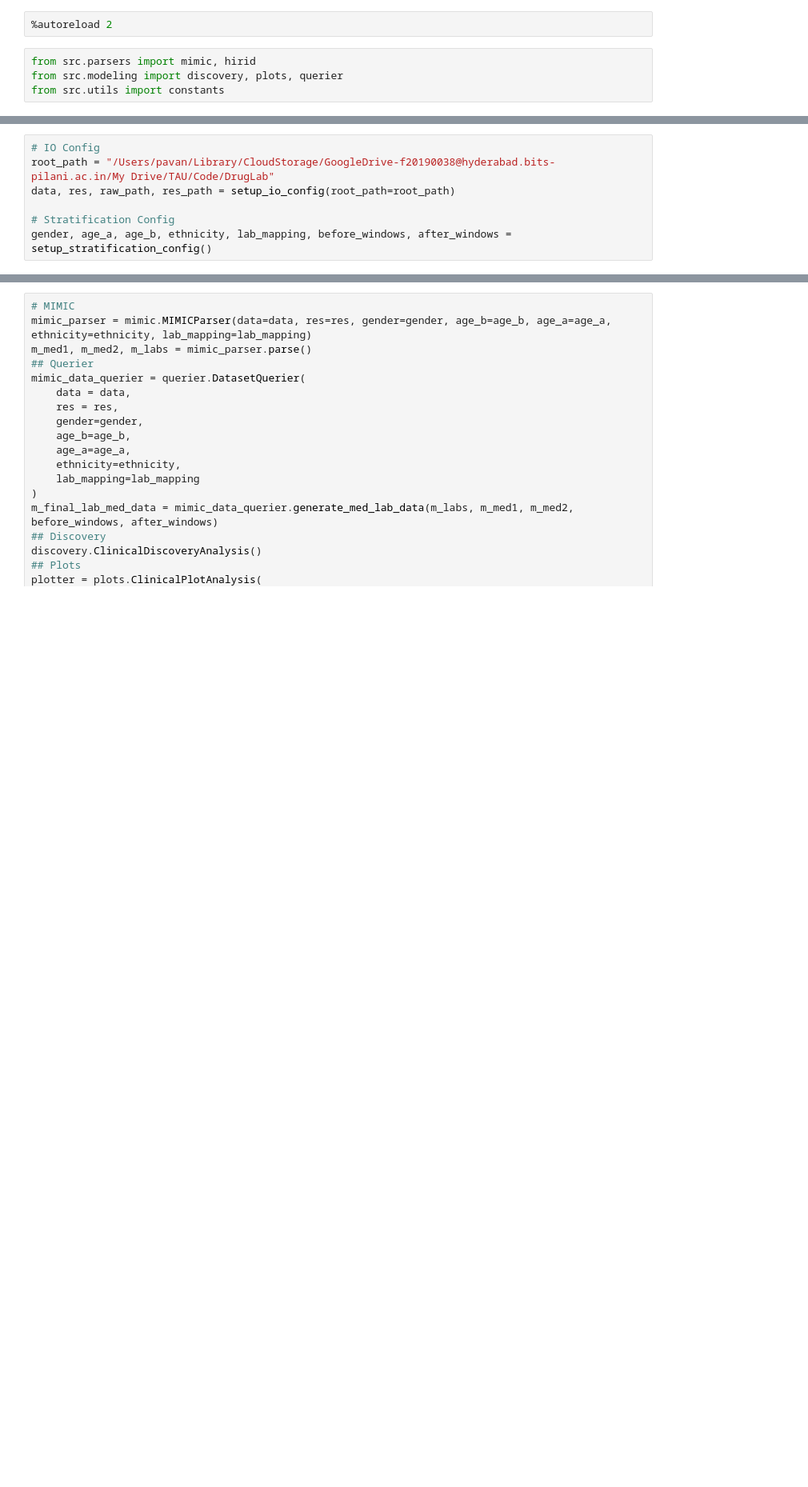
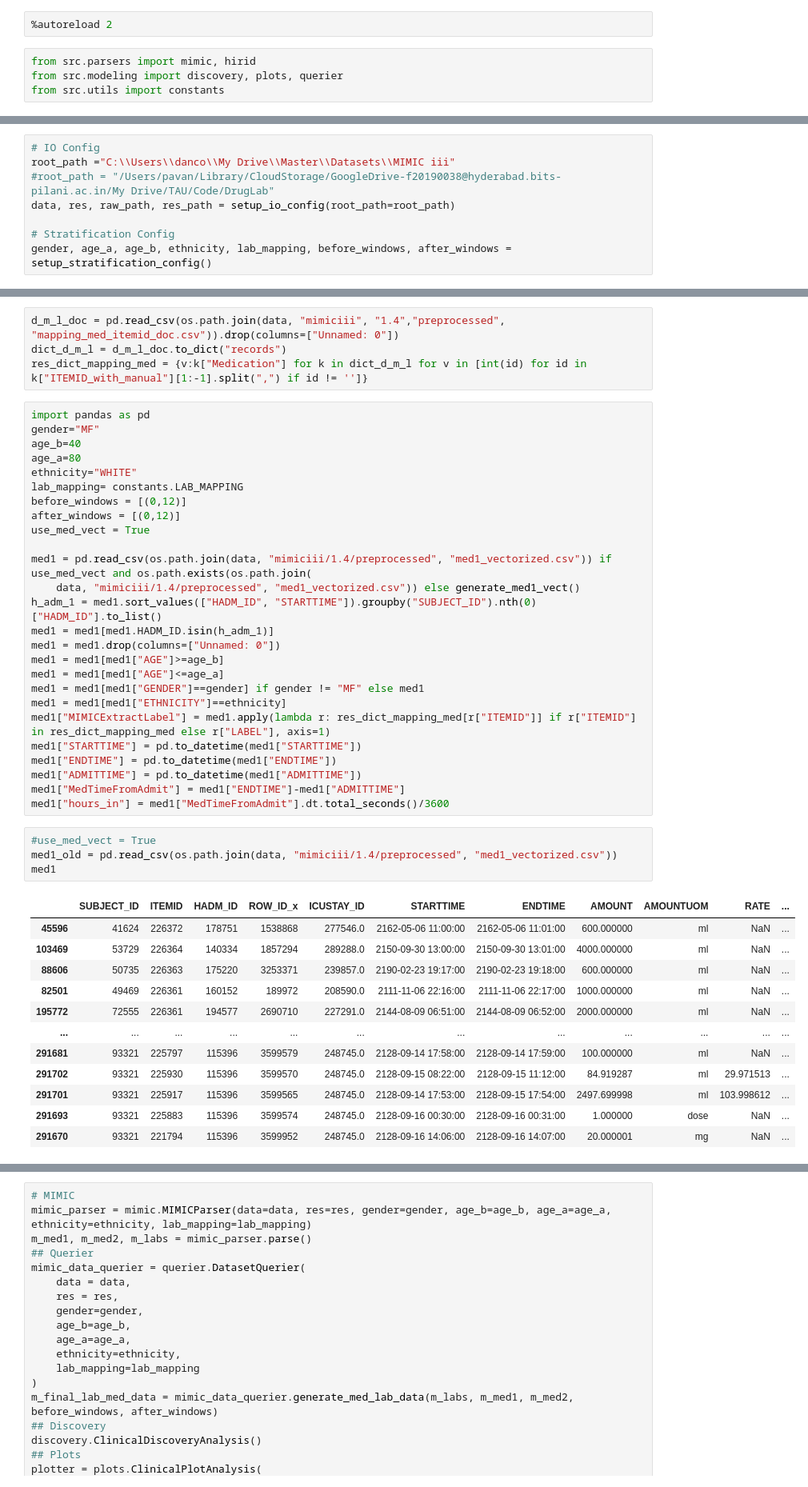
Before and after one commit to dancoster/DrugLab, a Jupyter notebook: main.ipynb, the cells around one changed output, grey strips where cells are left out. Shown: that part at 80% size. Drawn from its saved outputs; the diff is of its cells as text; blank space fills up the shorter version.

Commit message:
additions following 1st revision of Pavan's code

```diff
--- a/main.ipynb
+++ b/main.ipynb
@@ -34,7 +47,8 @@ def setup_stratification_config():
     return gender, age_a, age_b, ethnicity, lab_mapping, before_windows, after_windows
 # %%
 # IO Config
-root_path = "/Users/pavan/Library/CloudStorage/GoogleDrive-f20190038@hyderabad.bits-pilani.ac.in/My Drive/TAU/Code/DrugLab"
+root_path ="C:\\Users\\danco\\My Drive\\Master\\Datasets\\MIMIC iii"
+#root_path = "/Users/pavan/Library/CloudStorage/GoogleDrive-f20190038@hyderabad.bits-pilani.ac.in/My Drive/TAU/Code/DrugLab"
 data, res, raw_path, res_path = setup_io_config(root_path=root_path)
 
 # Stratification Config
@@ -41,0 +128,47 @@ gender, age_a, age_b, ethnicity, lab_mapping, before_windows, after_windows = se
+# %%
+d_m_l_doc = pd.read_csv(os.path.join(data, "mimiciii", "1.4","preprocessed", "mapping_med_itemid_doc.csv")).drop(columns=["Unnamed: 0"])
+dict_d_m_l = d_m_l_doc.to_dict("records")
+res_dict_mapping_med = {v:k["Medication"] for k in dict_d_m_l for v in [int(id) for id in k["ITEMID_with_manual"][1:-1].split(",") if id != '']}
+# %%
+import pandas as pd
+gender="MF"
+age_b=40
+age_a=80
+ethnicity="WHITE"
+lab_mapping= constants.LAB_MAPPING
+before_windows = [(0,12)]
+after_windows = [(0,12)]
+use_med_vect = True
+
+med1 = pd.read_csv(os.path.join(data, "mimiciii/1.4/preprocessed", "med1_vectorized.csv")) if use_med_vect and os.path.exists(os.path.join(
+    data, "mimiciii/1.4/preprocessed", "med1_vectorized.csv")) else generate_med1_vect()
+h_adm_1 = med1.sort_values(["HADM_ID", "STARTTIME"]).groupby("SUBJECT_ID").nth(0)["HADM_ID"].to_list()
+med1 = med1[med1.HADM_ID.isin(h_adm_1)]
+med1 = med1.drop(columns=["Unnamed: 0"])
+med1 = med1[med1["AGE"]>=age_b]
+med1 = med1[med1["AGE"]<=age_a]
+med1 = med1[med1["GENDER"]==gender] if gender != "MF" else med1
+med1 = med1[med1["ETHNICITY"]==ethnicity]
+med1["MIMICExtractLabel"] = med1.apply(lambda r: res_dict_mapping_med[r["ITEMID"]] if r["ITEMID"] in res_dict_mapping_med else r["LABEL"], axis=1)
+med1["STARTTIME"] = pd.to_datetime(med1["STARTTIME"])
+med1["ENDTIME"] = pd.to_datetime(med1["ENDTIME"])
+med1["ADMITTIME"] = pd.to_datetime(med1["ADMITTIME"])
+med1["MedTimeFromAdmit"] = med1["ENDTIME"]-med1["ADMITTIME"]
+med1["hours_in"] = med1["MedTimeFromAdmit"].dt.total_seconds()/3600
+# %%
+#use_med_vect = True
+med1_old = pd.read_csv(os.path.join(data, "mimiciii/1.4/preprocessed", "med1_vectorized.csv"))
+med1
+# %% [output]
+|  | SUBJECT_ID | ITEMID | HADM_ID | ROW_ID_x | ICUSTAY_ID | STARTTIME | ENDTIME | AMOUNT | AMOUNTUOM | RATE | ... |
+| 45596 | 41624 | 226372 | 178751 | 1538868 | 277546.0 | 2162-05-06 11:00:00 | 2162-05-06 11:01:00 | 600.000000 | ml | NaN | ... |
+| 103469 | 53729 | 226364 | 140334 | 1857294 | 289288.0 | 2150-09-30 13:00:00 | 2150-09-30 13:01:00 | 4000.000000 | ml | NaN | ... |
+| 88606 | 50735 | 226363 | 175220 | 3253371 | 239857.0 | 2190-02-23 19:17:00 | 2190-02-23 19:18:00 | 600.000000 | ml | NaN | ... |
+| 82501 | 49469 | 226361 | 160152 | 189972 | 208590.0 | 2111-11-06 22:16:00 | 2111-11-06 22:17:00 | 1000.000000 | ml | NaN | ... |
+| 195772 | 72555 | 226361 | 194577 | 2690710 | 227291.0 | 2144-08-09 06:51:00 | 2144-08-09 06:52:00 | 2000.000000 | ml | NaN | ... |
+| ... | ... | ... | ... | ... | ... | ... | ... | ... | ... | ... | ... |
+| 291681 | 93321 | 225797 | 115396 | 3599579 | 248745.0 | 2128-09-14 17:58:00 | 2128-09-14 17:59:00 | 100.000000 | ml | NaN | ... |
+| 291702 | 93321 | 225930 | 115396 | 3599570 | 248745.0 | 2128-09-15 08:22:00 | 2128-09-15 11:12:00 | 84.919287 | ml | 29.971513 | ... |
+| 291701 | 93321 | 225917 | 115396 | 3599565 | 248745.0 | 2128-09-14 17:53:00 | 2128-09-15 17:54:00 | 2497.699998 | ml | 103.998612 | ... |
+| 291693 | 93321 | 225883 | 115396 | 3599574 | 248745.0 | 2128-09-16 00:30:00 | 2128-09-16 00:31:00 | 1.000000 | dose | NaN | ... |
+| 291670 | 93321 | 221794 | 115396 | 3599952 | 248745.0 | 2128-09-16 14:06:00 | 2128-09-16 14:07:00 | 20.000001 | mg | NaN | ... |
```
Also changed, not shown: parts of 11 cells of this notebook, 4 other files.
